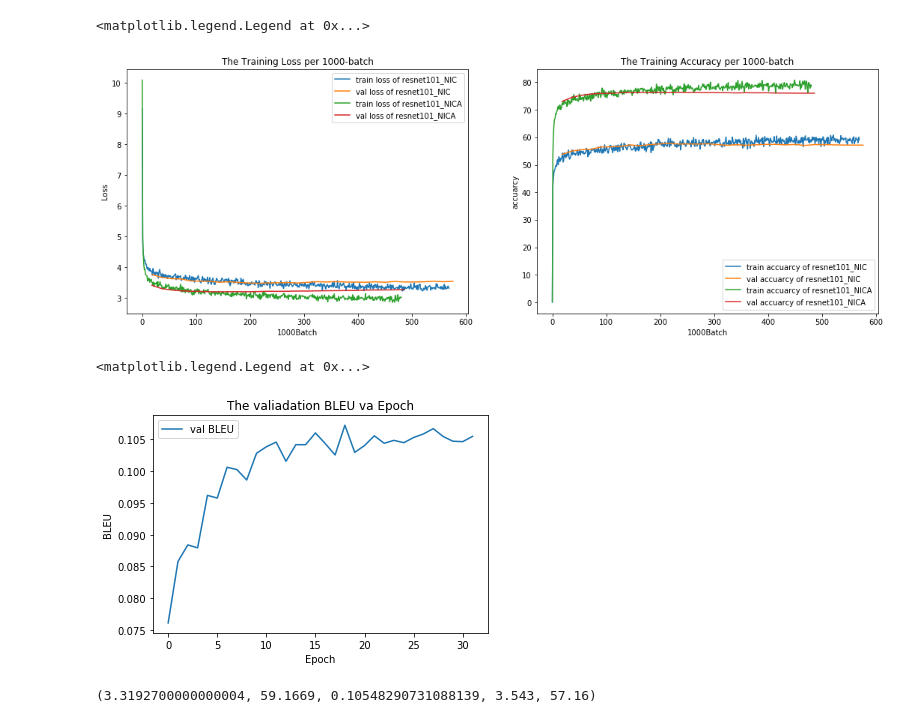
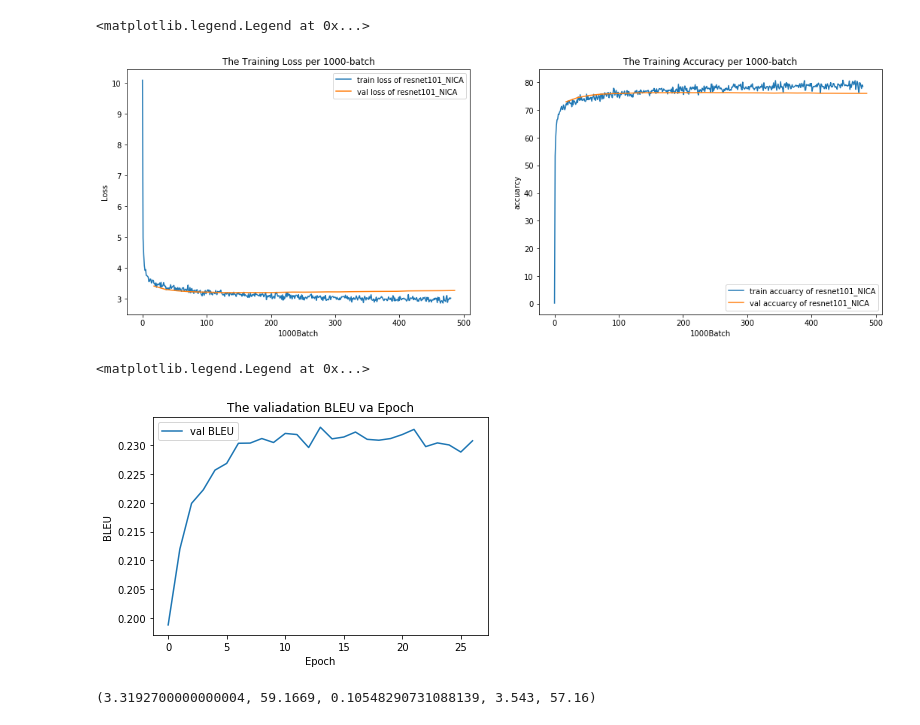
Before and after one commit to TengM95/Image_Captioning, a Jupyter notebook: get_train_log.ipynb, the cells around one changed output. Drawn from its saved outputs; the diff is of its cells as text; code cells hidden in the pictures.

```diff
--- a/get_train_log.ipynb
+++ b/get_train_log.ipynb
@@ -2,8 +2,8 @@
 import torch
 import matplotlib.pyplot as plt
 # %%
-checkpoint_path = 'BEST_checkpoint_resnet101_NIC_coco_5_cap_per_img_5_min_word_freq.pth.tar'
-checkpoint_path2 = 'BEST_checkpoint_resnet101_NICA_coco_5_cap_per_img_5_min_word_freq.pth.tar'
+# checkpoint_path = 'BEST_checkpoint_resnet101_NIC_coco_5_cap_per_img_5_min_word_freq.pth.tar'
+checkpoint_path = 'BEST_checkpoint_resnet101_NICA_coco_5_cap_per_img_5_min_word_freq.pth.tar'
 # %%
 checkpoint = torch.load(checkpoint_path)
 history = checkpoint['history']
@@ -47,48 +47,48 @@ for log in history2:
 # %%
 interval = 10
 train_loss_batch = train_losses[0:1] + [ sum(train_losses[i*interval+1 :(i+1)*interval+1]) / \
                                         len(train_losses[i*interval+1 :(i+1)*interval+1]) \
                                            for i in range(len(train_losses)//interval)]
 train_acc_batch = train_accs[0:1] + [ sum(train_accs[i*interval+1 :(i+1)*interval+1]) /\
                                      len(train_accs[i*interval+1 :(i+1)*interval+1]) \
                                            for i in range(len(train_accs)//interval)]
 val_index = list(range(18, len(val_losses)*18+1,18))
 final_batches = len(train_loss_batch)
 
-train_loss_batch2 = train_losses2[0:1] + [ sum(train_losses2[i*interval+1 :(i+1)*interval+1]) / \
-                                        len(train_losses2[i*interval+1 :(i+1)*interval+1]) \
-                                           for i in range(len(train_losses2)//interval)]
-train_acc_batch2 = train_accs2[0:1] + [ sum(train_accs2[i*interval+1 :(i+1)*interval+1]) /\
-                                     len(train_accs2[i*interval+1 :(i+1)*interval+1]) \
-                                           for i in range(len(train_accs2)//interval)]
-val_index2 = list(range(18, len(val_losses2)*18+1,18))
-final_batches2 = len(train_loss_batch2)
+# train_loss_batch2 = train_losses2[0:1] + [ sum(train_losses2[i*interval+1 :(i+1)*interval+1]) / \
+#                                         len(train_losses2[i*interval+1 :(i+1)*interval+1]) \
+#                                            for i in range(len(train_losses2)//interval)]
+# train_acc_batch2 = train_accs2[0:1] + [ sum(train_accs2[i*interval+1 :(i+1)*interval+1]) /\
+#                                      len(train_accs2[i*interval+1 :(i+1)*interval+1]) \
+#                                            for i in range(len(train_accs2)//interval)]
+# val_index2 = list(range(18, len(val_losses2)*18+1,18))
+# final_batches2 = len(train_loss_batch2)
 
 
 
 
 fig, axes = plt.subplots(ncols=2, figsize=(18, 6))
 
-axes[0].plot(range(final_batches), train_loss_batch, label = 'train loss of resnet101_NIC')
-axes[0].plot(val_index, val_losses, label = 'val loss of resnet101_NIC')
-axes[0].plot(range(final_batches2), train_loss_batch2, label = 'train loss of resnet101_NICA')
-axes[0].plot(val_index2, val_losses2, label = 'val loss of resnet101_NICA')
+axes[0].plot(range(final_batches), train_loss_batch, label = 'train loss of resnet101_NICA')
+axes[0].plot(val_index, val_losses, label = 'val loss of resnet101_NICA')
+# axes[0].plot(range(final_batches2), train_loss_batch2, label = 'train loss of resnet101_NICA')
+# axes[0].plot(val_index2, val_losses2, label = 'val loss of resnet101_NICA')
 axes[0].set_xlabel('1000Batch')
 axes[0].set_ylabel('Loss')
 axes[0].set_title('The Training Loss per 1000-batch')
 axes[0].legend()
 
-axes[1].plot(range(final_batches), train_acc_batch, label = 'train accuarcy of resnet101_NIC')
-axes[1].plot(val_index, val_accs, label = 'val accuarcy of resnet101_NIC')
-axes[1].plot(range(final_batches2), train_acc_batch2, label = 'train accuarcy of resnet101_NICA')
-axes[1].plot(val_index2, val_accs2, label = 'val accuarcy of resnet101_NICA')
+axes[1].plot(range(final_batches), train_acc_batch, label = 'train accuarcy of resnet101_NICA')
+axes[1].plot(val_index, val_accs, label = 'val accuarcy of resnet101_NICA')
+# axes[1].plot(range(final_batches2), train_acc_batch2, label = 'train accuarcy of resnet101_NICA')
+# axes[1].plot(val_index2, val_accs2, label = 'val accuarcy of resnet101_NICA')
 axes[1].set_xlabel('1000Batch')
 axes[1].set_ylabel('accuarcy')
 axes[1].set_title('The Training Accuracy per 1000-batch')
 axes[1].legend()
 # %% [output]
 <matplotlib.legend.Legend at 0x...>
-[figure, old version]
+[figure, new version]
 # %%
 plt.plot(range(len(val_BLEU)), val_BLEU, label = 'val BLEU')
 plt.xlabel('Epoch')
@@ -97,7 +97,7 @@ plt.title('The valiadation BLEU va Epoch')
 plt.legend()
 # %% [output]
 <matplotlib.legend.Legend at 0x...>
-[figure, old version]
+[figure, new version]
 # %%
 # NIC
 # (3.3192700000000004, 59.1669, 0.10548290731088139, 3.543, 57.16)
```
Also changed, not shown: parts of 2 cells of this notebook, 11 other files.
